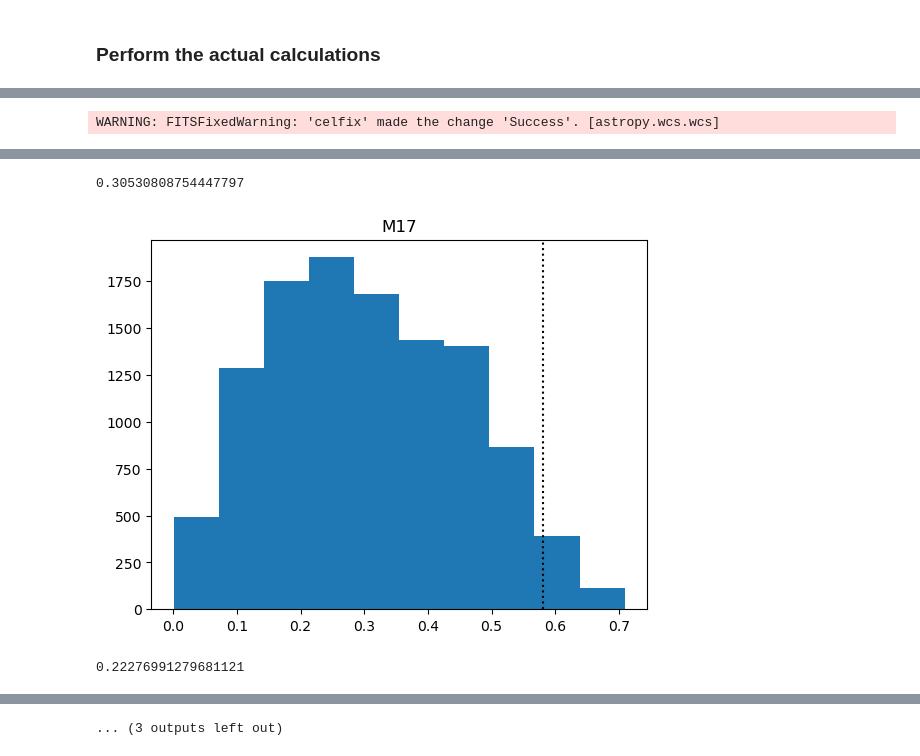
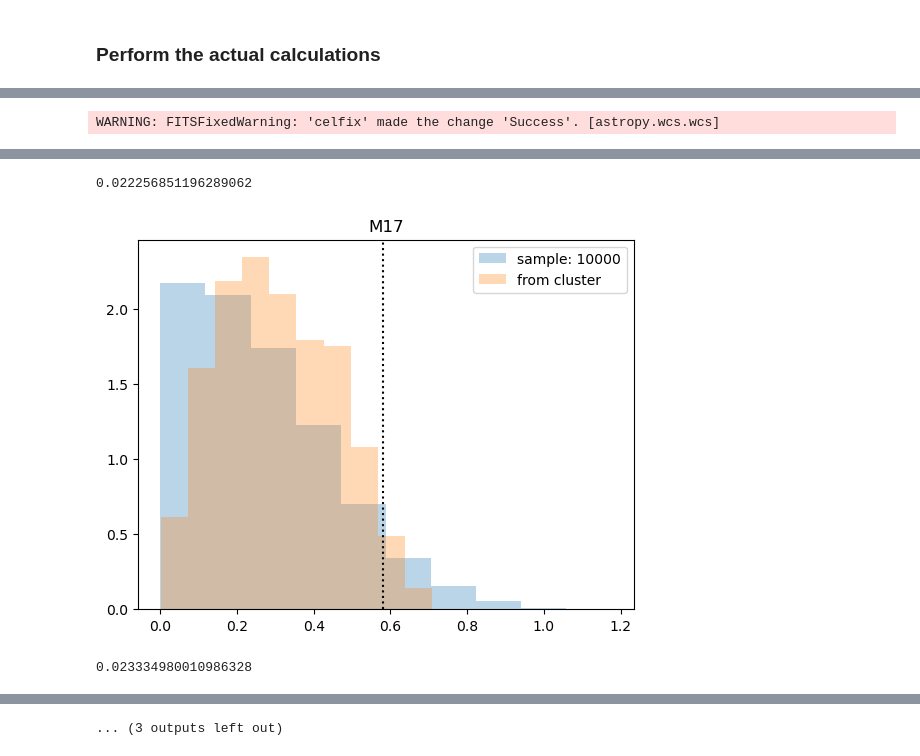
Before and after one commit to lmlb-astro/timescale-CII-, a Jupyter notebook: calc_mass_rate.ipynb, the cells around one changed output, grey strips where cells are left out. Drawn from its saved outputs; the diff is of its cells as text; code cells hidden in the pictures.

Commit message:
Perform random spatial sampling for timescale

```diff
--- a/calc_mass_rate.ipynb
+++ b/calc_mass_rate.ipynb
@@ -14,8 +15,11 @@ import functions_timescale as funcs
 min_intensity = 100. ## based on the PDR Toolbox, imposes a minimal FUV field of G0~10^3
 min_intensity_out = 3.*np.sqrt(50)*0.5 ## 50 spectral bins with an rms of ~0.5 K (3-sigma cut-off)
 
+## maximum age of considered clusters
+clus_cutoff = 2.5 ## Myr
+
 ## sample size
-sampleSize = 10000
+sample_size = [10000]#[10000, 30000, 50000]#10000
 
 ## Input to extract the M42 region of interest from the Orion A map
 x1_M42 = 260
@@ -85,15 +93,29 @@ def WCStoDecimal(val1, val2):
         dec = float(val2Res[0]) - float(val2Res[1]) / 60. - float(val2Res[2]) / 3600.
 
     return ra, dec
+# %%
+## calculate weights as a function of distance in pixels
+def weight_dist(r):
+    return  1./(1. + r)
+
+## circumference of a circle is propto the radius (so use smoothed 1/r correction)
+
+# STILL CONSIDER A THETA CORRECTION
 # %% [markdown]
 ### Perform the actual calculations
 # %%
+## lists to store results
+dts_from_clus = []
+
 ## loop over all regions
 for name in names:
 
     ## open the integrated intensity fits files and get the pixel size in pc
     data, data_B, data_R, header, w = get_itg_int(name)
     pix_size = names[name][0]*header['CDELT2']*np.pi/180.
+
+    ## get the data cube
+    #cube =
 
     ## sum the wings together and set detection cut off + get the pixel indices of the detected outflowing gas
     data_out = data_B + data_R
@@ -114,20 +136,67 @@ for name in names:
 
     ## convert the distance to timescale distribution based on the intensity weighted outflow velocity
     dt_clus = diff_clus_pc / names[name][1]
-    print(np.nanmean(dt_clus))
+    dts_from_clus.append(np.nanmean(dt_clus))
+
+    ## get the origin regions of the outflowing gas
+    inds_beg = np.argwhere(data > min_intensity)
+
+    ## random sample begin and end of the observed outflow
+    start_time = time.time()
+
+    ## get the random indices
+    for s_size in sample_size:
+        is_rand_beg1 = np.random.randint(low = 0, high = inds_beg.shape[0]-1, size = s_size)
+        is_rand_out1 = np.random.randint(low = 0, high = inds_out.shape[0]-1, size = s_size)
+        diff_beg_out = np.zeros(shape = s_size)
+        diff_weights = np.zeros(shape = s_size)
+        for i, (ib, io) in enumerate(zip(is_rand_beg1, is_rand_out1)):
+            dpix = inds_out[io] - inds_beg[ib]
+            dpix = np.sqrt(dpix[0]**2 + dpix[1]**2)
+            diff_beg_out[i] = dpix*pix_size
+            diff_weights[i] = weight_dist(dpix)
+        dts_beg_out = diff_beg_out/names[name][1]
+        plt.hist(dts_beg_out, alpha = 0.3, label = 'sample: {s}'.format(s = s_size), weights = diff_weights, density = True)
+
+    # CONTINUE HERE
+
+    end_time = time.time()
+    print(end_time - start_time)
+
+
+    ## time the full loop
+
+    # TOO SLOW: ~1S FOR 1M CALCS (100M+ CALCS PER MAP -> NEED RANDOM SAMPLING)
+
+    #start_time = time.time()
+    #diff_beg_out = np.zeros(shape = inds_beg.shape[0]*inds_out.shape[0])
+    #j = 0
+    #for pix_out in inds_out:
+    #    for pix_beg in inds_beg:
+    #        dpix = pix_out - pix_beg
+    #        diff_beg_out[j] = np.sqrt(dpix[0]**2 + dpix[1]**2)
+    #        j += 1
+    #dts_beg_out = diff_beg_out/names[name][1]
+    #end_time = time.time()
+    #print(end_time - start_time)
+
+
+
+
 
     ## Plot of the timescale distribution using the cluster as reference
     plt.title(names[name][-1])
-    plt.hist(dt_clus)
+    plt.hist(dt_clus, alpha = 0.3, label = 'from cluster', density = True)
+    #plt.hist(dts_beg_out)
     plt.axvline(x = names[name][2], linestyle = ':', color = 'k')
-    #plt.hist(diff_clus_pc)
-    #plt.imshow(data_out)
+    plt.legend()
     plt.show()
 
     ## verification plots
     #plt.hist(diff_clus_pc)
     #plt.imshow(data_out)
 
+    # STILL CONSIDER THE VELOCITY DISTRIBUTIONS
 
     # STILL REMOVE ORION FROM AROUND M42 CUBE
 # %% [output]
@@ -137,3 +206,3 @@ WARNING: FITSFixedWarning: 'celfix' made the change 'Success'. [astropy.wcs.wcs]
-0.30530808754447797
+0.022256851196289062
-[figure, old version]
+[figure, new version]
-0.22276991279681121
+0.023334980010986328
```
Also changed, not shown: parts of 5 cells of this notebook.
